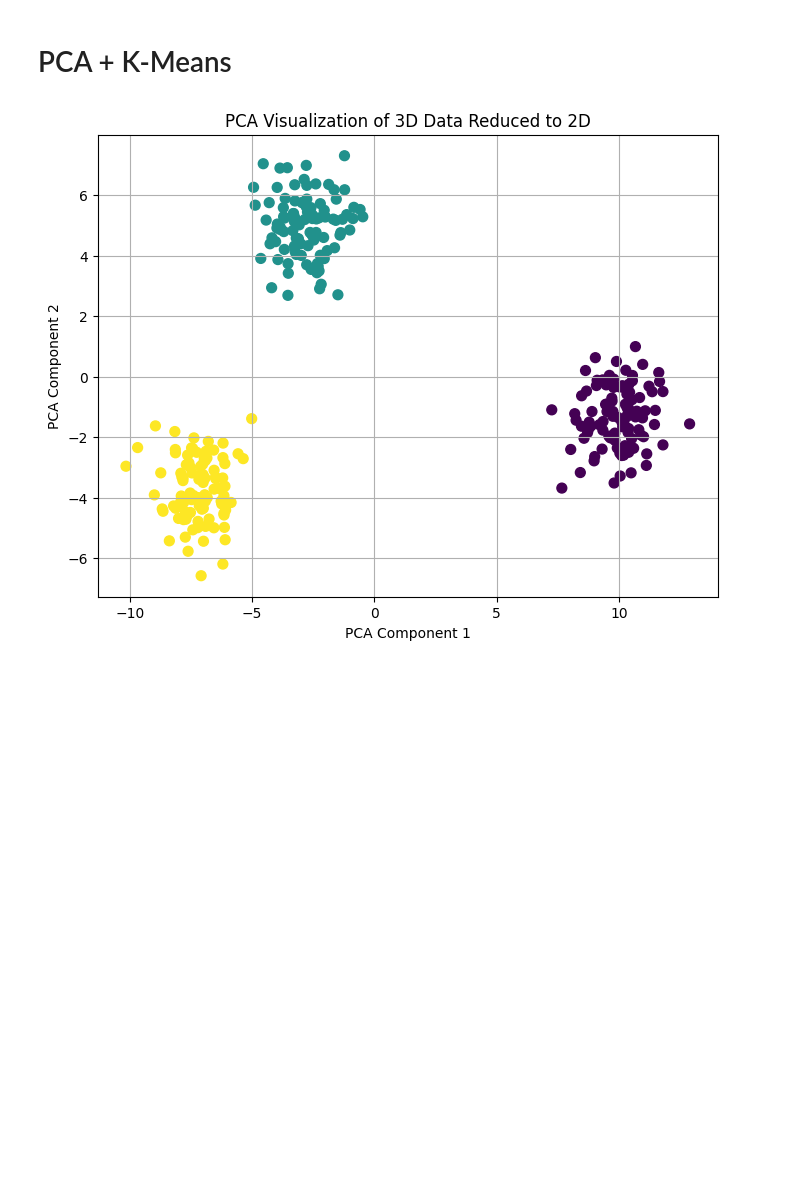
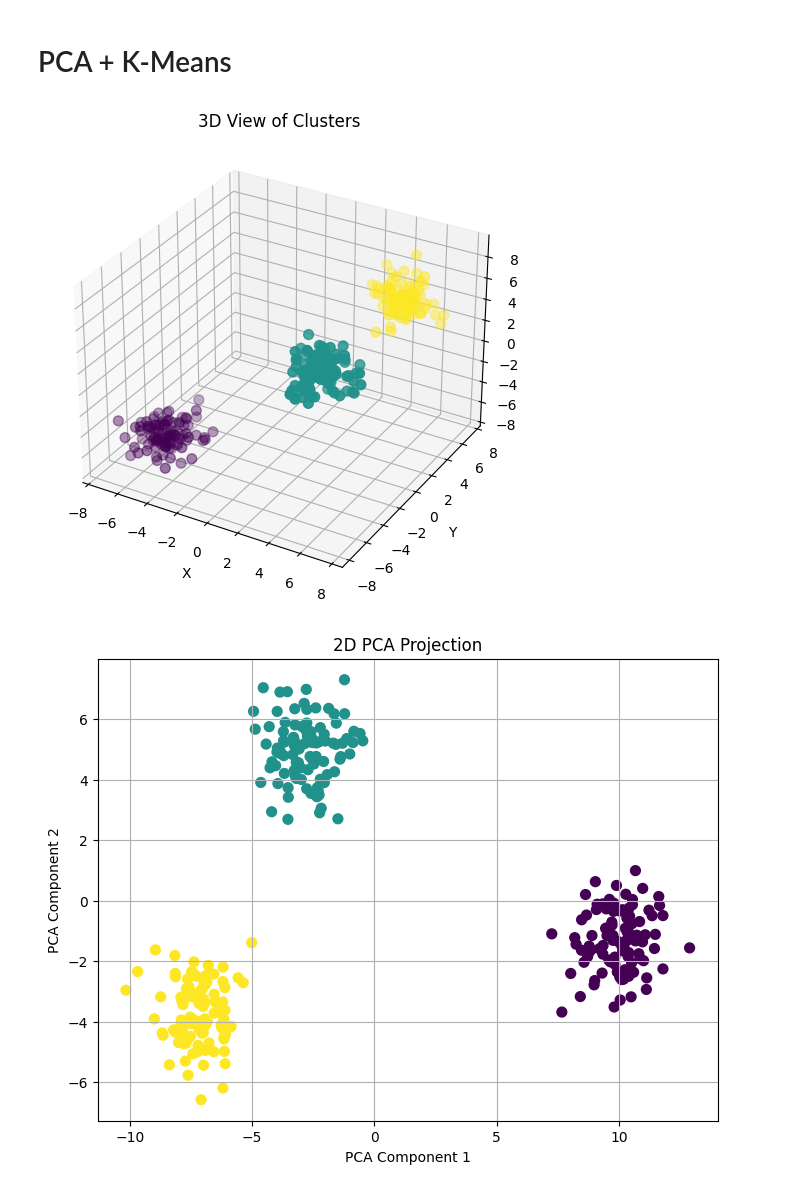
Before and after one commit to Rishikesh-kumar-7258/MTP_experiments, a Jupyter notebook: Unsupervised_learning.ipynb, the cells around one changed output. Saved outputs shown, nothing was run; the diff lists cells and outputs as text; code cells hidden in the pictures; blank space fills up the shorter version.

```diff
--- a/Unsupervised_learning.ipynb
+++ b/Unsupervised_learning.ipynb
@@ -31,28 +31,43 @@ plt.show()
 # %%
 import numpy as np
 import matplotlib.pyplot as plt
 from sklearn.decomposition import PCA
 from sklearn.cluster import KMeans
 from mpl_toolkits.mplot3d import Axes3D
 
+# Step 1: Generate synthetic 3D data
 np.random.seed(42)
 cluster_1 = np.random.randn(100, 3) + np.array([5, 5, 5])
 cluster_2 = np.random.randn(100, 3) + np.array([-5, -5, -5])
 cluster_3 = np.random.randn(100, 3) + np.array([5, -5, 5])
 X = np.vstack([cluster_1, cluster_2, cluster_3])
 
+# Step 2: Apply KMeans clustering
 kmeans = KMeans(n_clusters=3, random_state=42)
 labels = kmeans.fit_predict(X)
 
+# Step 3: Apply PCA for dimensionality reduction
 pca = PCA(n_components=2)
 X_pca = pca.fit_transform(X)
 
-plt.figure(figsize=(8, 6))
+# Step 4: Plot 3D scatter
+fig_3d = plt.figure(figsize=(8, 6))
+ax3d = fig_3d.add_subplot(111, projection='3d')
+ax3d.scatter(X[:, 0], X[:, 1], X[:, 2], c=labels, cmap='viridis', s=50)
+ax3d.set_title("3D View of Clusters")
+ax3d.set_xlabel("X")
+ax3d.set_ylabel("Y")
+ax3d.set_zlabel("Z")
+plt.show()
+
+# Step 5: Plot 2D PCA projection
+fig_2d = plt.figure(figsize=(8, 6))
 plt.scatter(X_pca[:, 0], X_pca[:, 1], c=labels, cmap='viridis', s=50)
-plt.title("PCA Visualization of 3D Data Reduced to 2D")
+plt.title("2D PCA Projection")
 plt.xlabel("PCA Component 1")
 plt.ylabel("PCA Component 2")
 plt.grid(True)
 plt.show()
 # %% [output]
-[figure, old version]
+[figure, new version]
+[figure, added]
```
Also changed, not shown: parts of 1 cell of this notebook.
